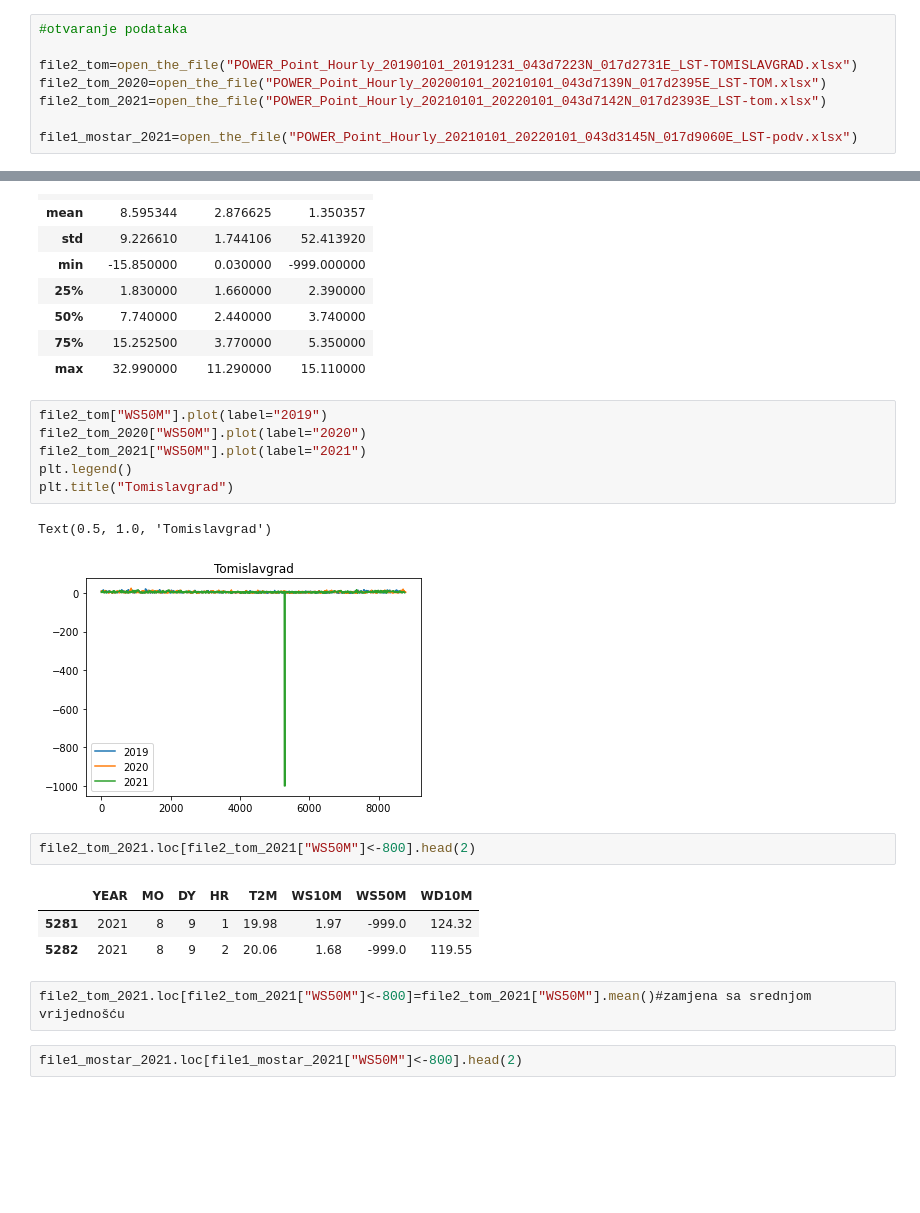
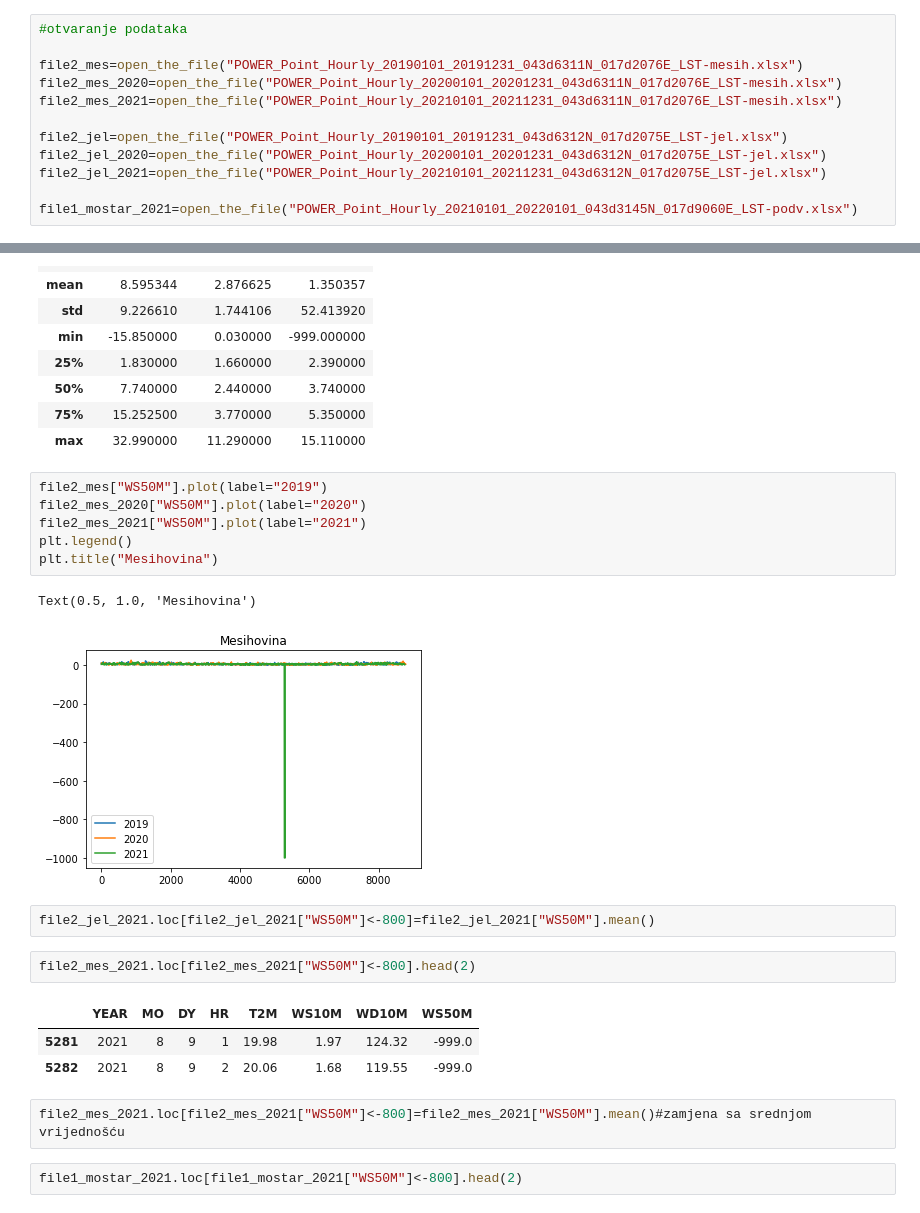
Before and after one commit to ehlimana/Electricity-analysis, a Jupyter notebook: VE.ipynb, the cells around one changed output, grey strips where cells are left out. Drawn from its saved outputs; the diff is of its cells as text; blank space fills up the shorter version.

Commit message:
add jelov- i mesih to the folder -accurate

```diff
--- a/VE.ipynb
+++ b/VE.ipynb
@@ -17,9 +17,13 @@ def open_the_file(name):
 # %%
 #otvaranje podataka
 
-file2_tom=open_the_file("POWER_Point_Hourly_20190101_20191231_043d7223N_017d2731E_LST-TOMISLAVGRAD.xlsx")
-file2_tom_2020=open_the_file("POWER_Point_Hourly_20200101_20210101_043d7139N_017d2395E_LST-TOM.xlsx")
-file2_tom_2021=open_the_file("POWER_Point_Hourly_20210101_20220101_043d7142N_017d2393E_LST-tom.xlsx")
+file2_mes=open_the_file("POWER_Point_Hourly_20190101_20191231_043d6311N_017d2076E_LST-mesih.xlsx")
+file2_mes_2020=open_the_file("POWER_Point_Hourly_20200101_20201231_043d6311N_017d2076E_LST-mesih.xlsx")
+file2_mes_2021=open_the_file("POWER_Point_Hourly_20210101_20211231_043d6311N_017d2076E_LST-mesih.xlsx")
+
+file2_jel=open_the_file("POWER_Point_Hourly_20190101_20191231_043d6312N_017d2075E_LST-jel.xlsx")
+file2_jel_2020=open_the_file("POWER_Point_Hourly_20200101_20201231_043d6312N_017d2075E_LST-jel.xlsx")
+file2_jel_2021=open_the_file("POWER_Point_Hourly_20210101_20211231_043d6312N_017d2075E_LST-jel.xlsx")
 
 file1_mostar_2021=open_the_file("POWER_Point_Hourly_20210101_20220101_043d3145N_017d9060E_LST-podv.xlsx")
 # %% [markdown]
@@ -93,22 +133,24 @@ describe_file(file1_mostar_2021)#2021 mostar
 | 75% | 15.252500 | 3.770000 | 5.350000 |
 | max | 32.990000 | 11.290000 | 15.110000 |
 # %%
-file2_tom["WS50M"].plot(label="2019")
-file2_tom_2020["WS50M"].plot(label="2020")
-file2_tom_2021["WS50M"].plot(label="2021")
+file2_mes["WS50M"].plot(label="2019")
+file2_mes_2020["WS50M"].plot(label="2020")
+file2_mes_2021["WS50M"].plot(label="2021")
 plt.legend()
-plt.title("Tomislavgrad")
+plt.title("Mesihovina")
 # %% [output]
-Text(0.5, 1.0, 'Tomislavgrad')
+Text(0.5, 1.0, 'Mesihovina')
-[figure, old version]
+[figure, new version]
+# %%
+file2_jel_2021.loc[file2_jel_2021["WS50M"]<-800]=file2_jel_2021["WS50M"].mean()
 # %%
-file2_tom_2021.loc[file2_tom_2021["WS50M"]<-800].head(2)
+file2_mes_2021.loc[file2_mes_2021["WS50M"]<-800].head(2)
 # %% [output]
-|  | YEAR | MO | DY | HR | T2M | WS10M | WS50M | WD10M |
-| 5281 | 2021 | 8 | 9 | 1 | 19.98 | 1.97 | -999.0 | 124.32 |
-| 5282 | 2021 | 8 | 9 | 2 | 20.06 | 1.68 | -999.0 | 119.55 |
+|  | YEAR | MO | DY | HR | T2M | WS10M | WD10M | WS50M |
+| 5281 | 2021 | 8 | 9 | 1 | 19.98 | 1.97 | 124.32 | -999.0 |
+| 5282 | 2021 | 8 | 9 | 2 | 20.06 | 1.68 | 119.55 | -999.0 |
 # %%
-file2_tom_2021.loc[file2_tom_2021["WS50M"]<-800]=file2_tom_2021["WS50M"].mean()#zamjena sa srednjom vrijednošću
+file2_mes_2021.loc[file2_mes_2021["WS50M"]<-800]=file2_mes_2021["WS50M"].mean()#zamjena sa srednjom vrijednošću
 # %%
 file1_mostar_2021.loc[file1_mostar_2021["WS50M"]<-800].head(2)
 # %% [output]
```
Also changed, not shown: parts of 9 cells of this notebook.
